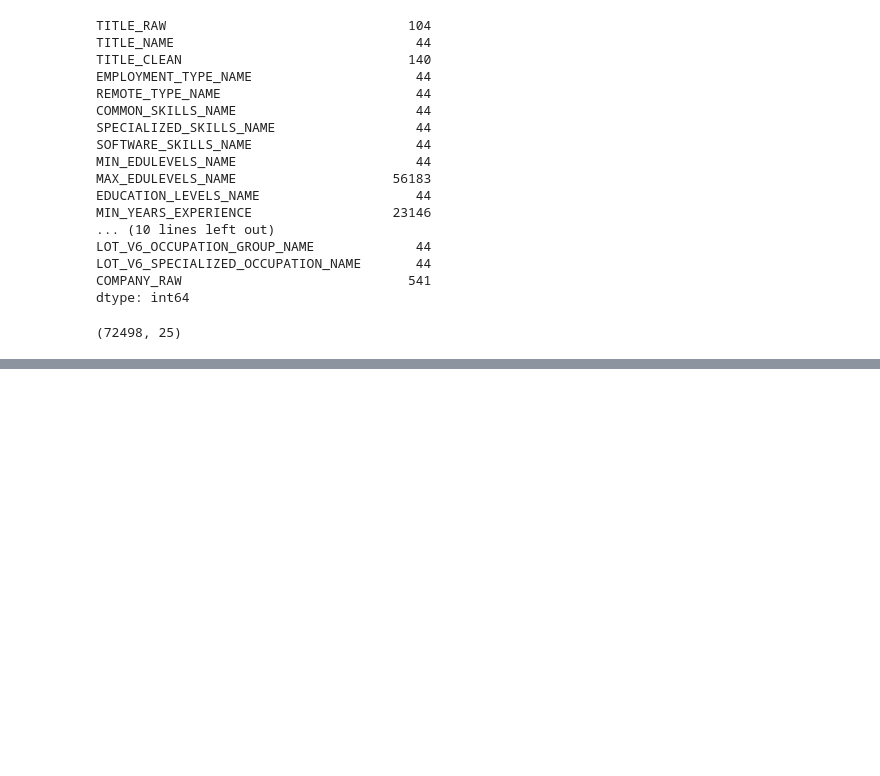
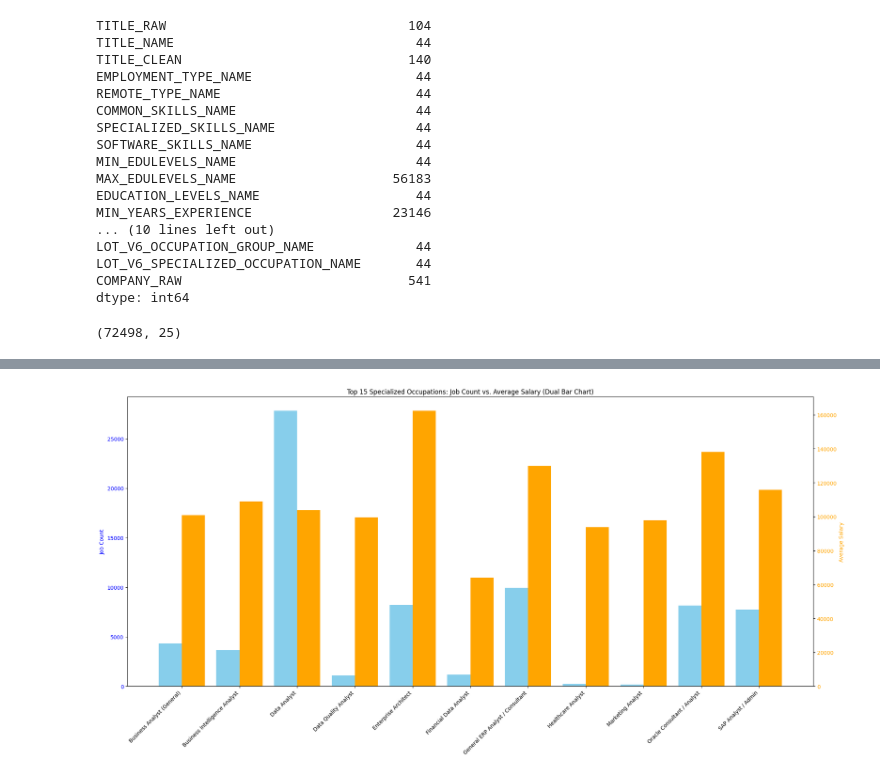
Before and after one commit to MarcoHortiales/AD688-GROUP3-JOB-MARKET-ANALYSIS, a Jupyter notebook: data_analysis.ipynb, the cells around one changed output, grey strips where cells are left out. Saved outputs shown, nothing was run; the diff lists cells and outputs as text; code cells hidden in the pictures; blank space fills up the shorter version.

```diff
--- a/data_analysis.ipynb
+++ b/data_analysis.ipynb
@@ -161,0 +199,39 @@ df_salary.shape
+# %%
+import matplotlib.pyplot as plt
+import numpy as np
+
+
+job_counts = df_selected.pd['LOT_V6_SPECIALIZED_OCCUPATION_NAME'].value_counts()
+salary_means = df_selected.pd.groupby("LOT_V6_SPECIALIZED_OCCUPATION_NAME")["SALARY"].mean()
+
+
+summary_df = pd.DataFrame({
+    "Job Count": job_counts,
+    "Average Salary": salary_means
+}).dropna()
+
+
+
+x = np.arange(len(summary_df.index))
+width = 0.4
+
+fig, ax1 = plt.subplots(figsize=(20, 10))
+
+
+bars1 = ax1.bar(x - width/2, summary_df["Job Count"], width, color='skyblue', label='Job Count')
+ax1.set_ylabel("Job Count", color='blue')
+ax1.tick_params(axis='y', labelcolor='blue')
+ax1.set_xticks(x)
+ax1.set_xticklabels(summary_df.index, rotation=45, ha='right')
+
+
+ax2 = ax1.twinx()
+bars2 = ax2.bar(x + width/2, summary_df["Average Salary"], width, color='orange', label='Average Salary')
+ax2.set_ylabel("Average Salary", color='orange')
+ax2.tick_params(axis='y', labelcolor='orange')
+
+plt.title("Top 15 Specialized Occupations: Job Count vs. Average Salary (Dual Bar Chart)")
+fig.tight_layout()
+plt.show()
+# %% [output]
+[figure, added]
```
Also changed, not shown: parts of 7 cells of this notebook.
